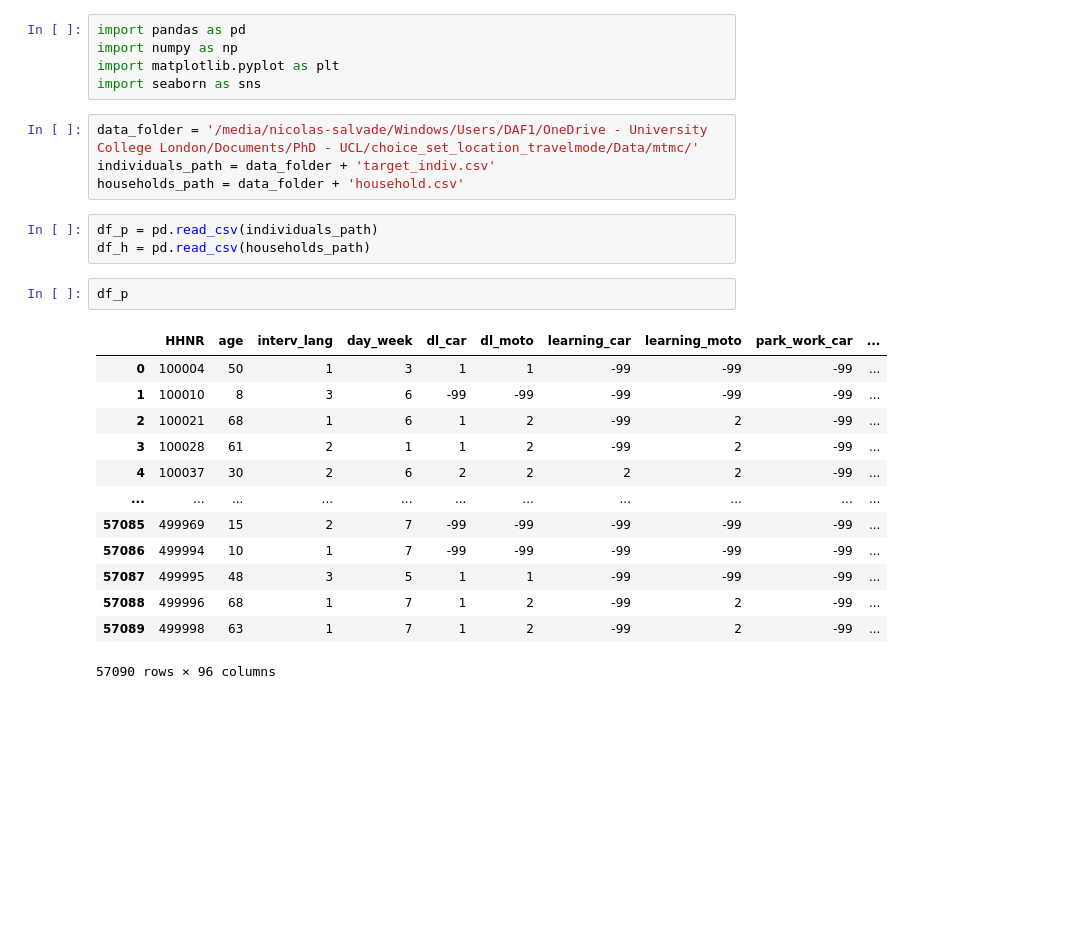
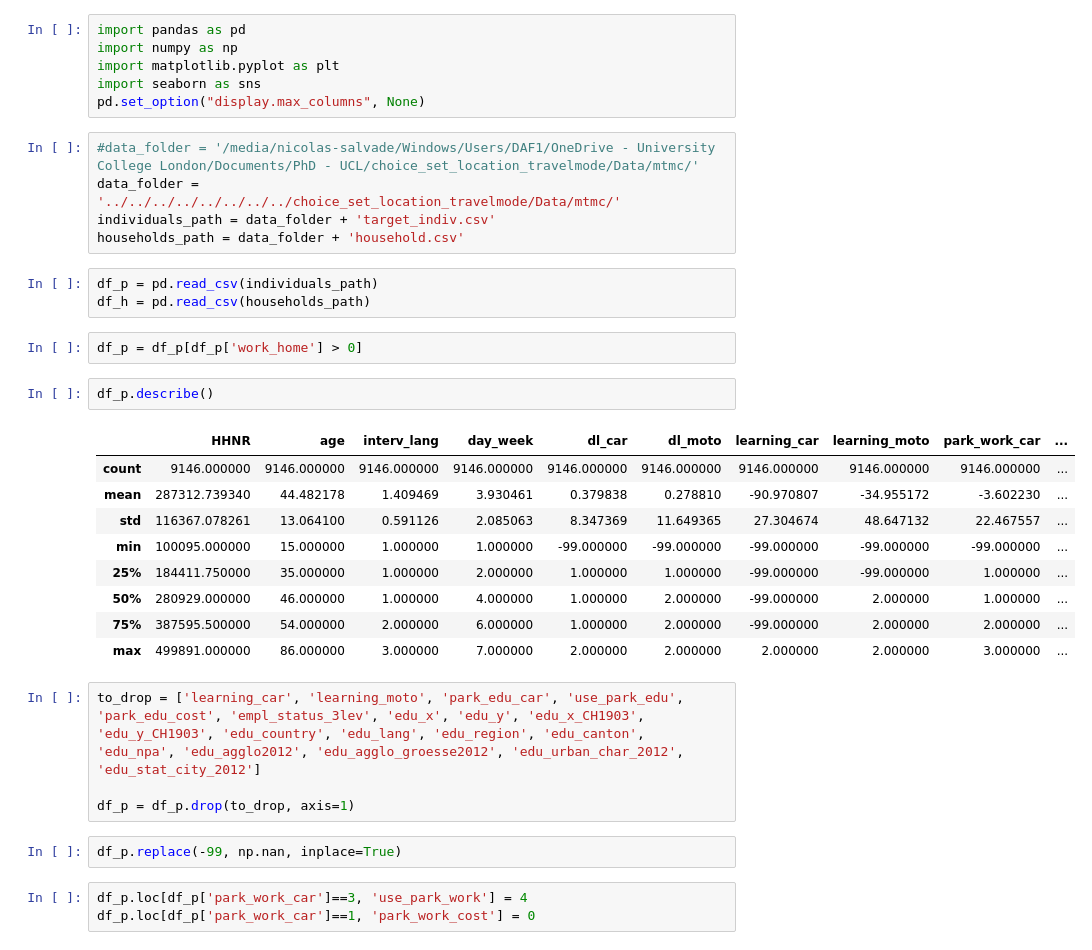
Before and after one commit to NicoSlvd/simba-python-choice, a Jupyter notebook: src/simba/mobi/choice/models/homeoffice/homeoffice_possibility/analyse_data.ipynb, the cells around one changed output. Drawn from its saved outputs; the diff is of its cells as text; blank space fills up the shorter version.

```diff
--- a/src/simba/mobi/choice/models/homeoffice/homeoffice_possibility/analyse_data.ipynb
+++ b/src/simba/mobi/choice/models/homeoffice/homeoffice_possibility/analyse_data.ipynb
@@ -3,26 +3,35 @@ import pandas as pd
 import numpy as np
 import matplotlib.pyplot as plt
 import seaborn as sns
+pd.set_option("display.max_columns", None)
 # %%
-data_folder = '/media/nicolas-salvade/Windows/Users/DAF1/OneDrive - University College London/Documents/PhD - UCL/choice_set_location_travelmode/Data/mtmc/'
+#data_folder = '/media/nicolas-salvade/Windows/Users/DAF1/OneDrive - University College London/Documents/PhD - UCL/choice_set_location_travelmode/Data/mtmc/'
+data_folder = '../../../../../../../../choice_set_location_travelmode/Data/mtmc/'
 individuals_path = data_folder + 'target_indiv.csv'
 households_path = data_folder + 'household.csv'
 # %%
 df_p = pd.read_csv(individuals_path)
 df_h = pd.read_csv(households_path)
+# %%
+df_p = df_p[df_p['work_home'] > 0]
 # %%
-df_p
+df_p.describe()
 # %% [output]
 |  | HHNR | age | interv_lang | day_week | dl_car | dl_moto | learning_car | learning_moto | park_work_car | ... |
-| 0 | 100004 | 50 | 1 | 3 | 1 | 1 | -99 | -99 | -99 | ... |
-| 1 | 100010 | 8 | 3 | 6 | -99 | -99 | -99 | -99 | -99 | ... |
-| 2 | 100021 | 68 | 1 | 6 | 1 | 2 | -99 | 2 | -99 | ... |
-| 3 | 100028 | 61 | 2 | 1 | 1 | 2 | -99 | 2 | -99 | ... |
-| 4 | 100037 | 30 | 2 | 6 | 2 | 2 | 2 | 2 | -99 | ... |
-| ... | ... | ... | ... | ... | ... | ... | ... | ... | ... | ... |
-| 57085 | 499969 | 15 | 2 | 7 | -99 | -99 | -99 | -99 | -99 | ... |
-| 57086 | 499994 | 10 | 1 | 7 | -99 | -99 | -99 | -99 | -99 | ... |
-| 57087 | 499995 | 48 | 3 | 5 | 1 | 1 | -99 | -99 | -99 | ... |
-| 57088 | 499996 | 68 | 1 | 7 | 1 | 2 | -99 | 2 | -99 | ... |
-| 57089 | 499998 | 63 | 1 | 7 | 1 | 2 | -99 | 2 | -99 | ... |
+| count | 9146.000000 | 9146.000000 | 9146.000000 | 9146.000000 | 9146.000000 | 9146.000000 | 9146.000000 | 9146.000000 | 9146.000000 | ... |
+| mean | 287312.739340 | 44.482178 | 1.409469 | 3.930461 | 0.379838 | 0.278810 | -90.970807 | -34.955172 | -3.602230 | ... |
+| std | 116367.078261 | 13.064100 | 0.591126 | 2.085063 | 8.347369 | 11.649365 | 27.304674 | 48.647132 | 22.467557 | ... |
+| min | 100095.000000 | 15.000000 | 1.000000 | 1.000000 | -99.000000 | -99.000000 | -99.000000 | -99.000000 | -99.000000 | ... |
+| 25% | 184411.750000 | 35.000000 | 1.000000 | 2.000000 | 1.000000 | 1.000000 | -99.000000 | -99.000000 | 1.000000 | ... |
+| 50% | 280929.000000 | 46.000000 | 1.000000 | 4.000000 | 1.000000 | 2.000000 | -99.000000 | 2.000000 | 1.000000 | ... |
+| 75% | 387595.500000 | 54.000000 | 2.000000 | 6.000000 | 1.000000 | 2.000000 | -99.000000 | 2.000000 | 2.000000 | ... |
+| max | 499891.000000 | 86.000000 | 3.000000 | 7.000000 | 2.000000 | 2.000000 | 2.000000 | 2.000000 | 3.000000 | ... |
-57090 rows × 96 columns
+# %%
+to_drop = ['learning_car', 'learning_moto', 'park_edu_car', 'use_park_edu', 'park_edu_cost', 'empl_status_3lev', 'edu_x', 'edu_y', 'edu_x_CH1903', 'edu_y_CH1903', 'edu_country', 'edu_lang', 'edu_region', 'edu_canton', 'edu_npa', 'edu_agglo2012', 'edu_agglo_groesse2012', 'edu_urban_char_2012', 'edu_stat_city_2012']
+
+df_p = df_p.drop(to_drop, axis=1)
+# %%
+df_p.replace(-99, np.nan, inplace=True)
+# %%
+df_p.loc[df_p['park_work_car']==3, 'use_park_work'] = 4
+df_p.loc[df_p['park_work_car']==1, 'park_work_cost'] = 0
```
Also changed, not shown: parts of 1 cell of this notebook.
